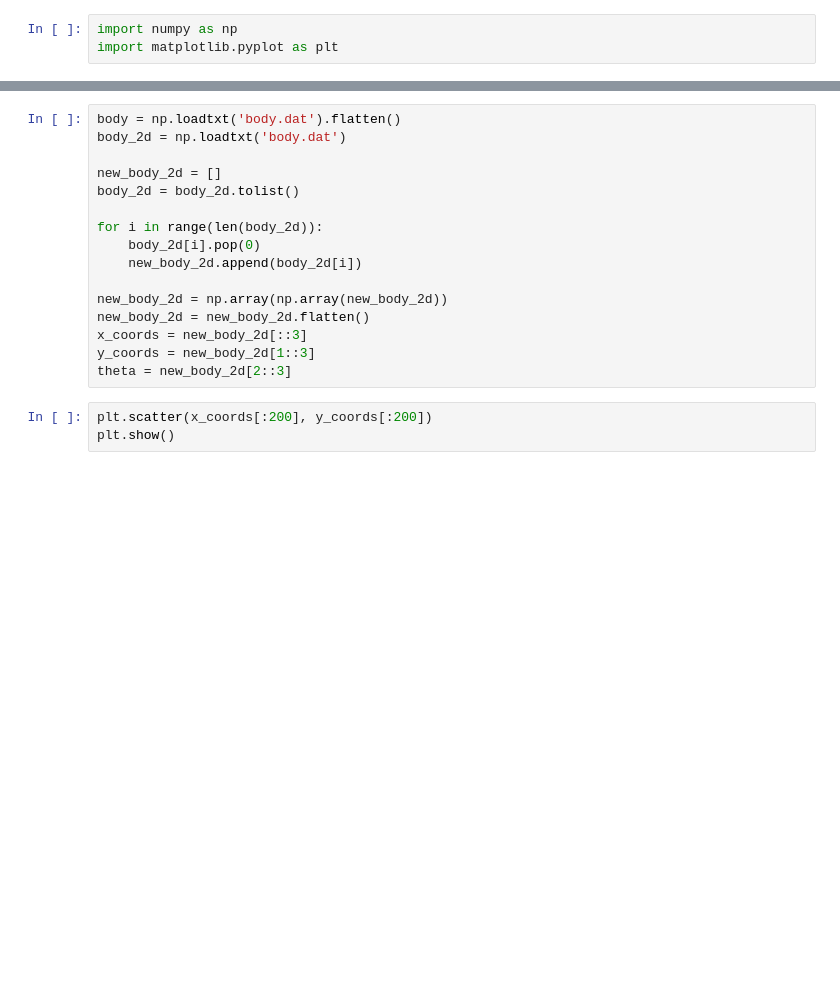
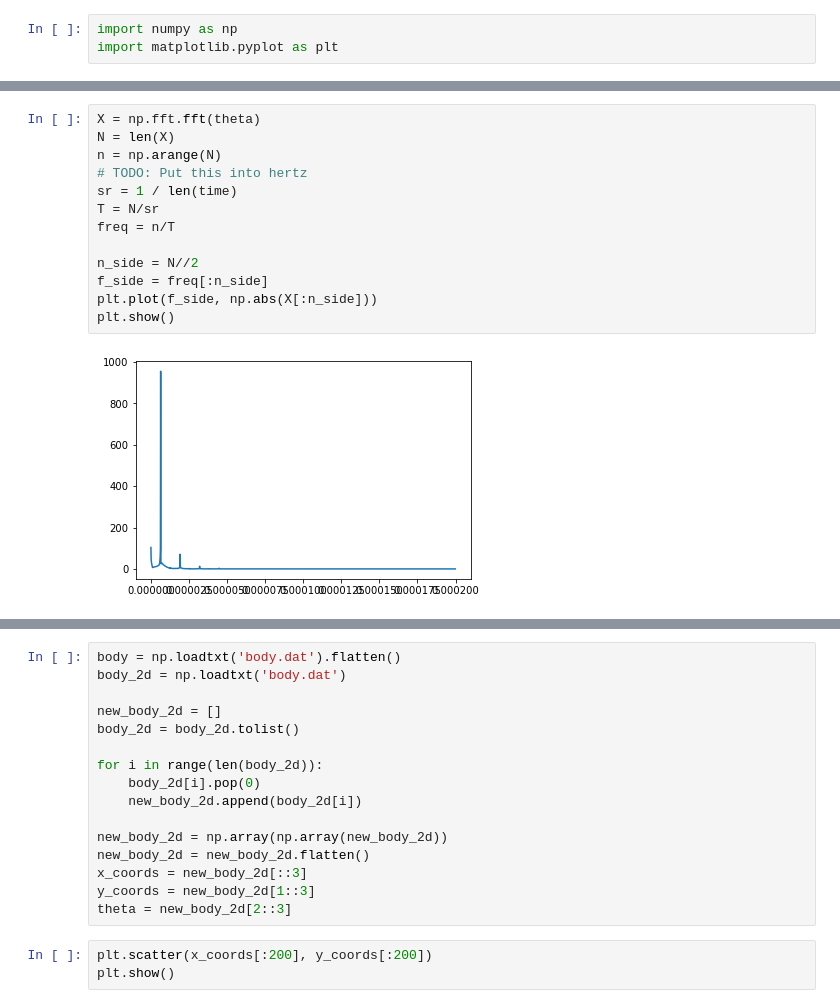
Before and after one commit to haoyudu/celegans-data-analysis, a Jupyter notebook: body.ipynb, the cells around one changed output, grey strips where cells are left out. Drawn from its saved outputs; the diff is of its cells as text; blank space fills up the shorter version.

```diff
--- a/body.ipynb
+++ b/body.ipynb
@@ -7,0 +20,15 @@ get_col = lambda col: (line.split('\t')[col-1] for line in open('body.dat'))
+# %%
+X = np.fft.fft(theta)
+N = len(X)
+n = np.arange(N)
+# TODO: Put this into hertz
+sr = 1 / len(time)
+T = N/sr
+freq = n/T
+
+n_side = N//2
+f_side = freq[:n_side]
+plt.plot(f_side, np.abs(X[:n_side]))
+plt.show()
+# %% [output]
+[figure, added]
```
Also changed, not shown: parts of 8 cells of this notebook, 1 other file.
